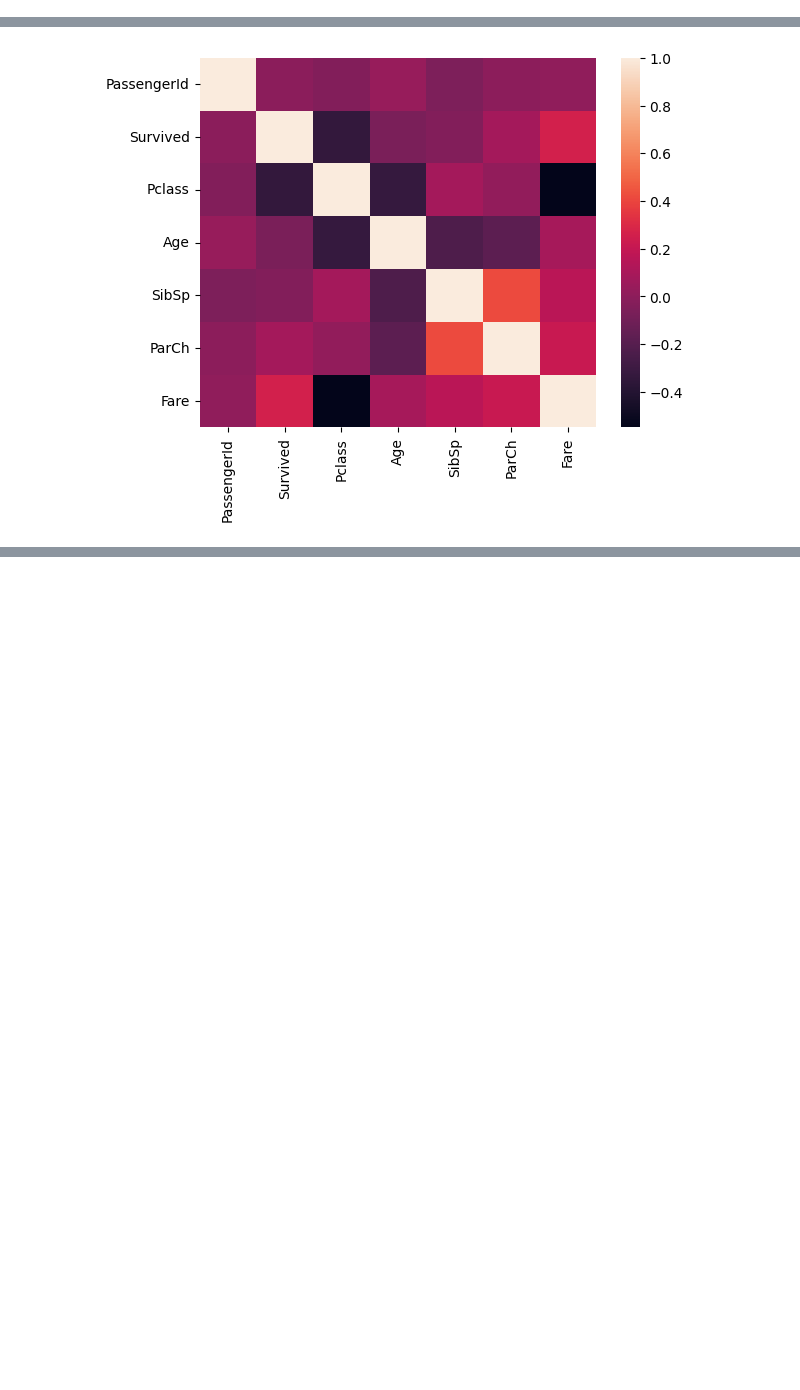
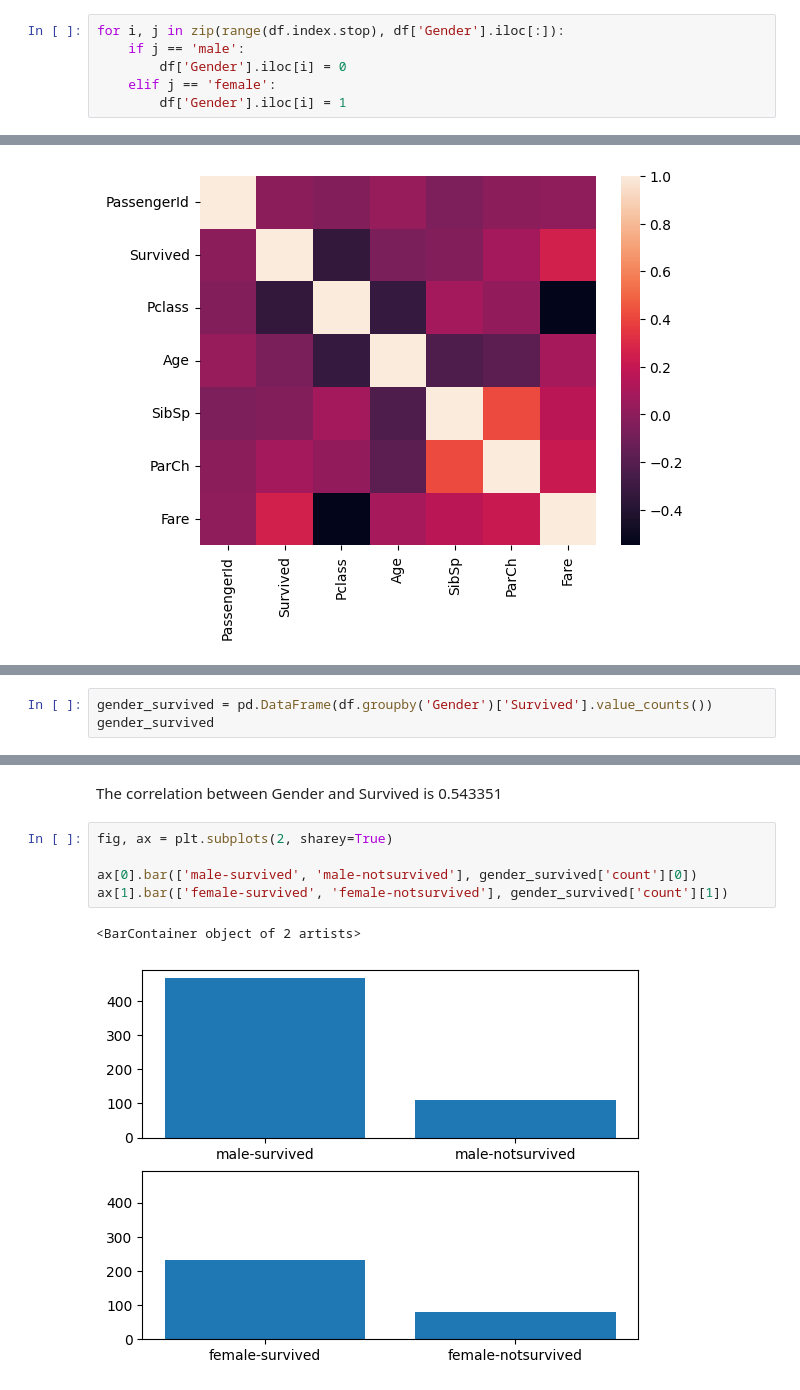
Before and after one commit to soheilabbasnia/titanic-eda, a Jupyter notebook: eda.ipynb, the cells around one changed output, grey strips where cells are left out. Cells and saved outputs as stored; diff of their text form; blank space fills up the shorter version.

Commit message:
show corr between Gender and Survived

```diff
--- a/eda.ipynb
+++ b/eda.ipynb
@@ -110,0 +113,6 @@ df.head(1)
+# %%
+for i, j in zip(range(df.index.stop), df['Gender'].iloc[:]):
+    if j == 'male':
+        df['Gender'].iloc[i] = 0
+    elif j == 'female':
+        df['Gender'].iloc[i] = 1
@@ -136,0 +174,3 @@ sns.heatmap(num_df.corr())
+# %%
+gender_survived = pd.DataFrame(df.groupby('Gender')['Survived'].value_counts())
+gender_survived
@@ -136,0 +191,10 @@ sns.heatmap(num_df.corr())
+# %% [markdown]
+The correlation between Gender and Survived is 0.543351
+# %%
+fig, ax = plt.subplots(2, sharey=True)
+
+ax[0].bar(['male-survived', 'male-notsurvived'], gender_survived['count'][0])
+ax[1].bar(['female-survived', 'female-notsurvived'], gender_survived['count'][1])
+# %% [output]
+<BarContainer object of 2 artists>
+[figure, added]
```
Also changed, not shown: parts of 7 cells of this notebook.
